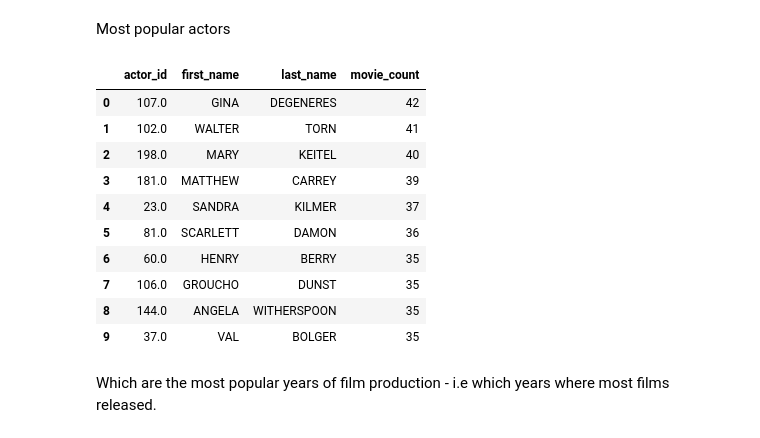
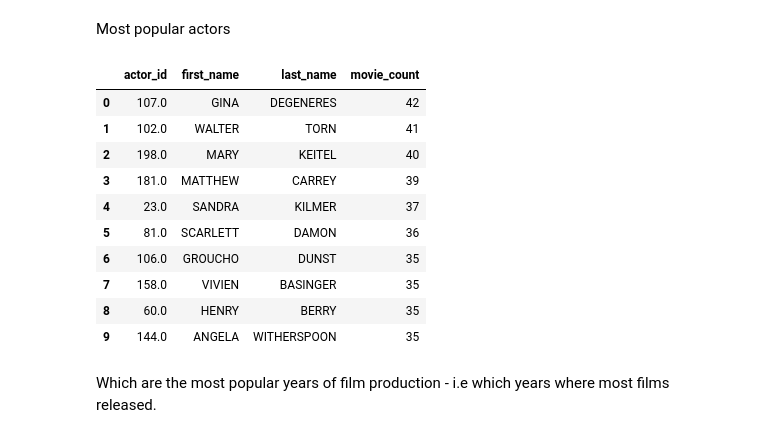
Before and after one commit to revisiting25/movie_lab, a Jupyter notebook: movie_analytics.ipynb, the cells around one changed output. Cells and saved outputs as stored; diff of their text form; code cells hidden in the pictures.

```diff
--- a/movie_analytics.ipynb
+++ b/movie_analytics.ipynb
@@ -14,7 +14,7 @@ Path(duckdb_path).unlink(missing_ok=True)
 with duckdb.connect(duckdb_path) as conn, open("sql/load_sakila.sql") as ingest_script:
     conn.sql(ingest_script.read())
 
-    description = conn.sql("DESC;").df()
+    description = conn.sql("DESC;").df() #database schema loaded into a pandas dataframe description
     films = conn.sql("FROM film;").df() #films table are now loaded into a pandas dataframe films
     actors = conn.sql("FROM actor;").df() #actors table are now loaded into a pandas dataframe actors
     film_actors = conn.sql("FROM film_actor;").df() #film_actors table are now loaded into a pandas dataframe film_actors
@@ -22,5 +22,6 @@ with duckdb.connect(duckdb_path) as conn, open("sql/load_sakila.sql") as ingest_
     rental = conn.sql("SELECT * FROM rental;").df()# Load rental table
     payment = conn.sql("SELECT * FROM payment;").df()# Load payment table
     customer = conn.sql("SELECT * FROM customer;").df()# Load customer table
-
-films.head(3)
+    categories = conn.sql("SELECT * FROM category;").df()# Load category table
+    film_categories = conn.sql("SELECT * FROM film_category;").df()# Load film_category table
+    sales_by_film_category = conn.sql("SELECT * FROM sales_by_film_category;").df()# Load sales_by_film_category view
@@ -28,0 +28,4 @@ ModuleNotFoundError: No module named 'matplotlib'
+# %%
+conn = duckdb.connect(duckdb_path)
+
+conn.execute("SHOW TABLES").fetchdf()
@@ -98,8 +137,6 @@ print(result.sort_values("title"))
 ## Statistics
 Descriptive stats of the length of films
 # %%
-conn = duckdb.connect()
-
 query = """
 SELECT
     MIN(length)   AS shortest_length,
@@ -118,6 +155,4 @@ Rental rate
 # %%
-conn = duckdb.connect()
-
 query = """
 SELECT
     title,
@@ -146,37 +181,35 @@ conn.execute(query).df()
 # %% [markdown]
 Most popular actors
 # %%
-conn = duckdb.connect()
-
 query = """
 SELECT
     a.actor_id,
     a.first_name,
     a.last_name,
     COUNT(fa.film_id) AS movie_count
 FROM actors a
 JOIN film_actors fa
     ON a.actor_id = fa.actor_id
 JOIN films f
     ON fa.film_id = f.film_id
 GROUP BY a.actor_id, a.first_name, a.last_name
 ORDER BY movie_count DESC
 LIMIT 10;
 """
 
 conn.execute(query).df()
 # %% [output]
 |  | actor_id | first_name | last_name | movie_count |
 | 0 | 107.0 | GINA | DEGENERES | 42 |
 | 1 | 102.0 | WALTER | TORN | 41 |
 | 2 | 198.0 | MARY | KEITEL | 40 |
 | 3 | 181.0 | MATTHEW | CARREY | 39 |
 | 4 | 23.0 | SANDRA | KILMER | 37 |
 | 5 | 81.0 | SCARLETT | DAMON | 36 |
-| 6 | 60.0 | HENRY | BERRY | 35 |
-| 7 | 106.0 | GROUCHO | DUNST | 35 |
-| 8 | 144.0 | ANGELA | WITHERSPOON | 35 |
-| 9 | 37.0 | VAL | BOLGER | 35 |
+| 6 | 106.0 | GROUCHO | DUNST | 35 |
+| 7 | 158.0 | VIVIEN | BASINGER | 35 |
+| 8 | 60.0 | HENRY | BERRY | 35 |
+| 9 | 144.0 | ANGELA | WITHERSPOON | 35 |
 # %% [markdown]
 Which are the most popular years of film production - i.e which years where most films released.
 # %%
```
Also changed, not shown: parts of 18 cells of this notebook, 1 other file.
